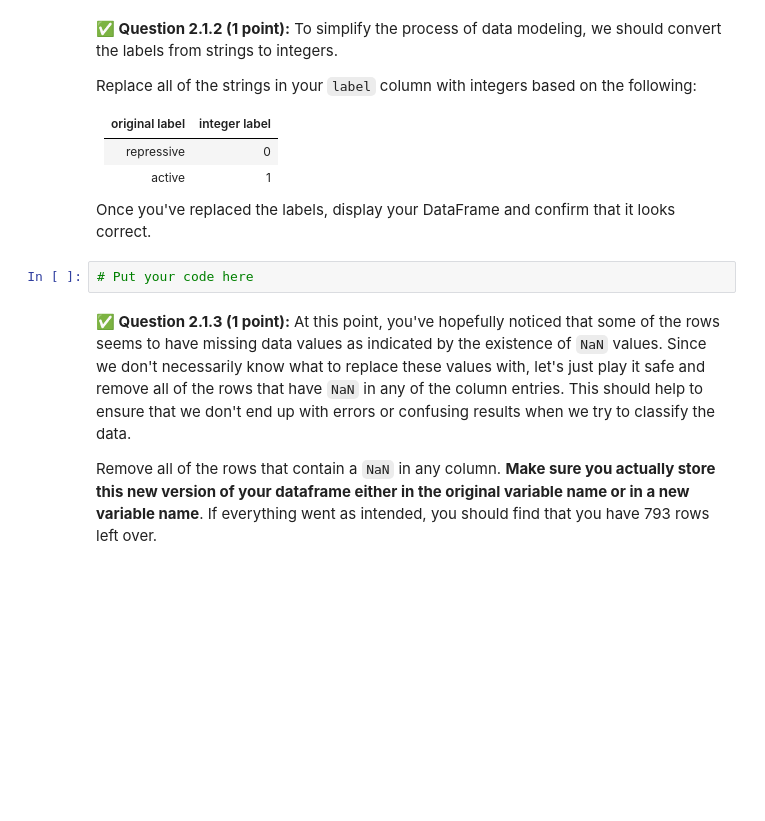
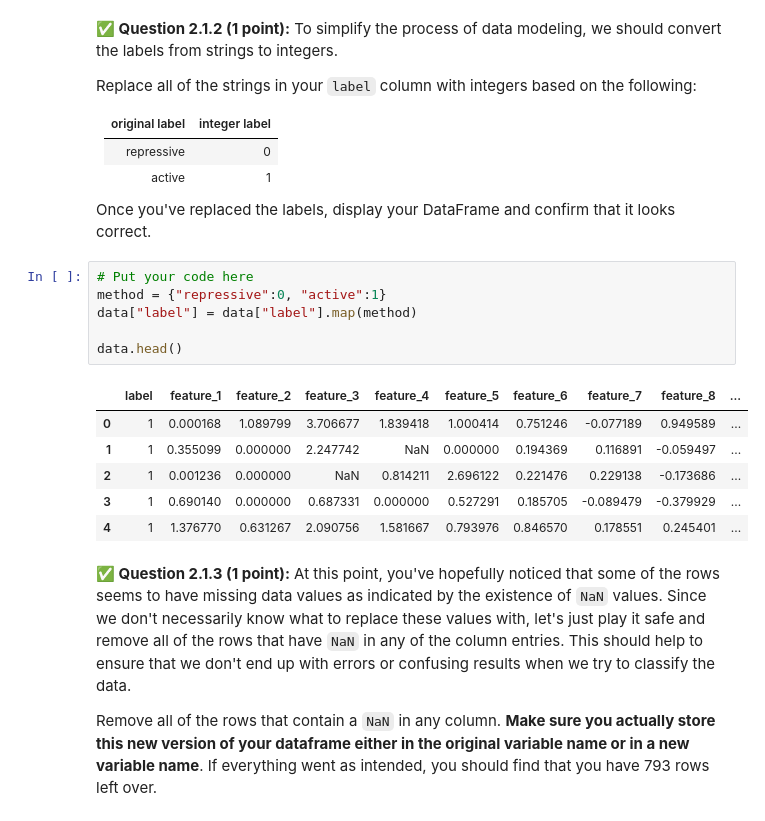
Before and after one commit to silentsiren701/cmse202-s22-turnin, a Jupyter notebook: hw-05/HW-05_LogisticPerceptronPCAandSVM_STUDENT.ipynb, the cells around one changed output. Cells and saved outputs as stored; diff of their text form; blank space fills up the shorter version.

```diff
--- a/hw-05/HW-05_LogisticPerceptronPCAandSVM_STUDENT.ipynb
+++ b/hw-05/HW-05_LogisticPerceptronPCAandSVM_STUDENT.ipynb
@@ -97,8 +110,19 @@ Replace all of the strings in your `label` column with integers based on the fol
 | active | 1 |
 
 Once you've replaced the labels, display your DataFrame and confirm that it looks correct.
-# %%
-# Put your code here
+# %%
+# Put your code here
+method = {"repressive":0, "active":1}
+data["label"] = data["label"].map(method)
+
+data.head()
+# %% [output]
+|  | label | feature_1 | feature_2 | feature_3 | feature_4 | feature_5 | feature_6 | feature_7 | feature_8 | ... |
+| 0 | 1 | 0.000168 | 1.089799 | 3.706677 | 1.839418 | 1.000414 | 0.751246 | -0.077189 | 0.949589 | ... |
+| 1 | 1 | 0.355099 | 0.000000 | 2.247742 | NaN | 0.000000 | 0.194369 | 0.116891 | -0.059497 | ... |
+| 2 | 1 | 0.001236 | 0.000000 | NaN | 0.814211 | 2.696122 | 0.221476 | 0.229138 | -0.173686 | ... |
+| 3 | 1 | 0.690140 | 0.000000 | 0.687331 | 0.000000 | 0.527291 | 0.185705 | -0.089479 | -0.379929 | ... |
+| 4 | 1 | 1.376770 | 0.631267 | 2.090756 | 1.581667 | 0.793976 | 0.846570 | 0.178551 | 0.245401 | ... |
 # %% [markdown]
 **&#9989; Question 2.1.3 (1 point):** At this point, you've hopefully noticed that some of the rows seems to have missing data values as indicated by the existence of `NaN` values. Since we don't necessarily know what to replace these values with, let's just play it safe and remove all of the rows that have `NaN` in any of the column entries. This should help to ensure that we don't end up with errors or confusing results when we try to classify the data.
 
```
Also changed, not shown: parts of 15 cells of this notebook, 1 other file.
